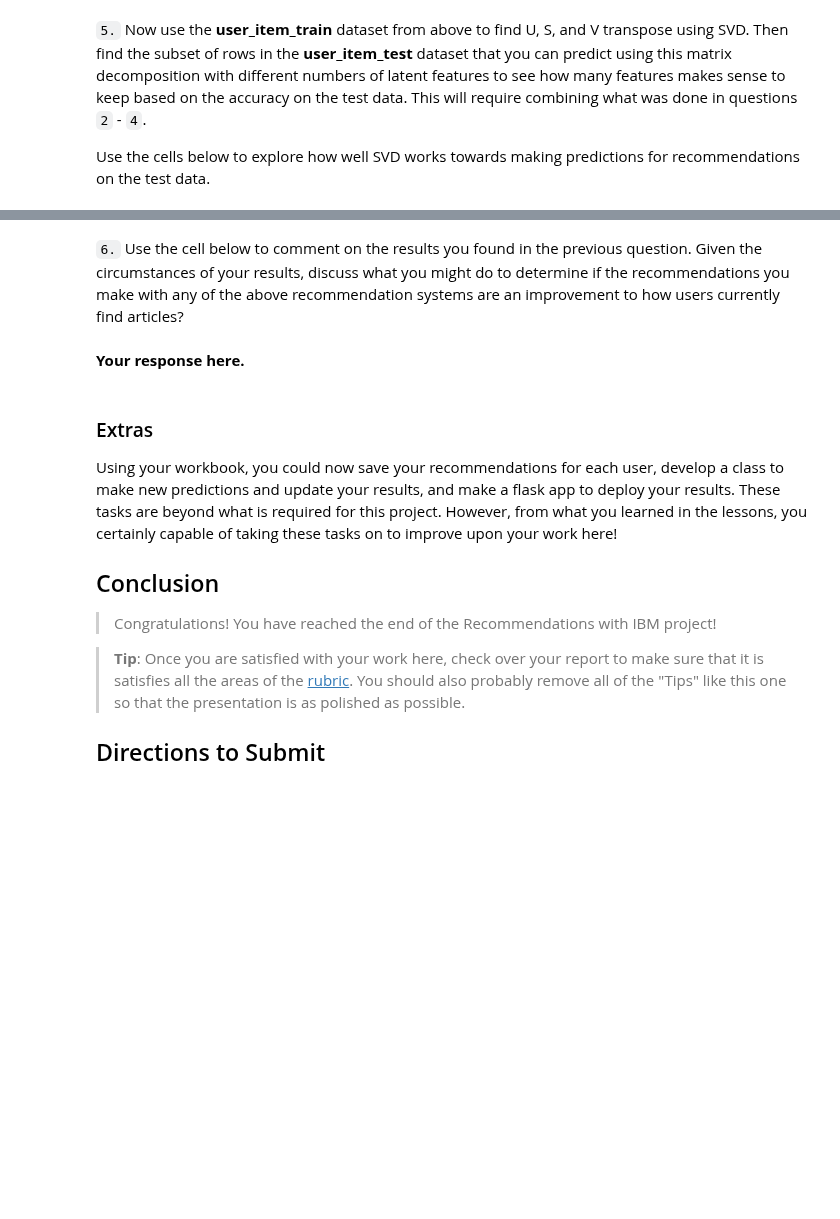
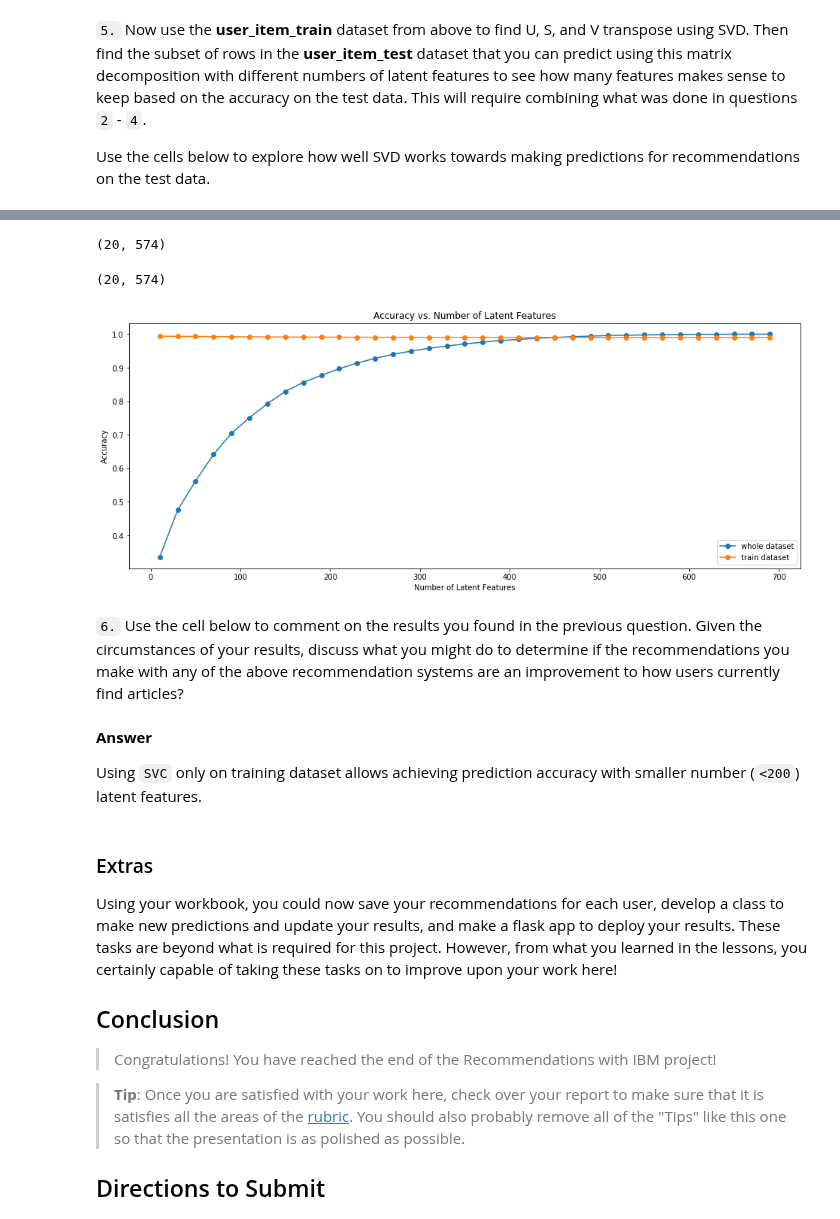
Before and after one commit to TK-Problem/nano_degree_DS, a Jupyter notebook: Experimental_Design/Project/Recommendations_with_IBM.ipynb, the cells around one changed output, grey strips where cells are left out. Saved outputs shown, nothing was run; the diff lists cells and outputs as text; code cells hidden in the pictures; blank space fills up the shorter version.

```diff
--- a/Experimental_Design/Project/Recommendations_with_IBM.ipynb
+++ b/Experimental_Design/Project/Recommendations_with_IBM.ipynb
@@ -779,4 +857,6 @@ t.sol_4_test(sol_4_dict)
 Use the cells below to explore how well SVD works towards making predictions for recommendations on the test data.
 # %%
 # fit SVD on the user_item_train matrix
-u_train, s_train, vt_train = # fit svd similar to above then use the cells below
+u_train, s_train, vt_train = np.linalg.svd(user_item_train)
+# fit svd similar to above then use the cells below
+s_train.shape, u_train.shape, vt_train.shape
@@ -785,0 +886,6 @@ u_train, s_train, vt_train = # fit svd similar to above then use the cells below
+# %%
+# get users which are in user_item_trains and can are found in test_idx
+# common_users = set(set(user_item_train.index)).union(test_idx)
+common_users = set(user_item_train.index).intersection(set(test_idx))
+# substract one because Python enumerates positions from 0 not 1
+common_users = list(np.array(list(common_users))-1)
@@ -785,0 +925,4 @@ u_train, s_train, vt_train = # fit svd similar to above then use the cells below
+# %%
+# Get the column_ids of the user_item_train which are found in test_arts
+common_articles = user_item_train['title'].columns
+common_articles
@@ -786,7 +955,65 @@ u_train, s_train, vt_train = # fit svd similar to above then use the cells below
+# %%
+user_item_est = np.around(np.dot(np.dot(u_train_n[common_users, :], s_train_n), vt_train_n[:,common_articles]))
+user_item_est.shape
+# %% [output]
+(20, 574)
+# %%
+# user_item_test.shape
+# user_item_test.iloc[common_users]
+# common_users
+common_idx = list(np.array(list(common_users))+1)
+user_item_test.loc[user_item_test.index.isin(common_idx)]
+
+# user_item_test.shape
+# %% [output]
+(20, 574)
+# %%
+# get users which are in user_item_trains and can are found in test_idx
+common_users = set(user_item_train.index).intersection(set(test_idx))
+# substract one because Python enumerates positions from 0 not 1
+common_users = list(np.array(list(common_users))-1)
+# common indeces for extracting rows from user_item_test DataFrame
+common_idx = list(np.array(list(common_users))+1)
+
+# Get the column_ids of the user_item_train which are found in test_arts
+common_articles = np.isin(user_item_train['title'].columns, test_arts)
+
+
+
+# Use these cells to see how well you can use the training
+# decomposition to predict on test data
+sum_errs_2 = []
+
+for k in num_latent_feats:
+    # restructure with k latent features
+    s_train_n, u_train_n, vt_train_n = np.diag(s_train[:k]), u_train[:, :k], vt_train[:k, :]
+
+    # take dot product
+    user_item_est = np.around(np.dot(np.dot(u_train_n[common_users, :], s_train_n), vt_train_n[:,common_articles]))
+
+    # compute error for each prediction to actual value
+    diffs = np.subtract(user_item_test.loc[user_item_test.index.isin(common_idx)], user_item_est)
+
+    # total errors and keep track of them
+    err = np.sum(np.sum(np.abs(diffs)))
+    sum_errs_2.append(err)
+
+
+plt.figure(figsize=(16, 6))
+plt.plot(num_latent_feats, 1 - np.array(sum_errs)/df.shape[0], 'o-', label='whole dataset');
+plt.plot(num_latent_feats, 1 - np.array(sum_errs_2)/df.shape[0], 'o-', label='train dataset');
+plt.xlabel('Number of Latent Features');
+plt.ylabel('Accuracy');
+plt.title('Accuracy vs. Number of Latent Features');
+plt.legend();
+# %% [output]
+[figure, added]
 # %% [markdown]
 `6.` Use the cell below to comment on the results you found in the previous question. Given the circumstances of your results, discuss what you might do to determine if the recommendations you make with any of the above recommendation systems are an improvement to how users currently find articles?
-# %% [markdown]
-**Your response here.**
+# %% [markdown]
+**Answer**
+
+Using `SVC` only on training dataset allows achieving prediction accuracy with smaller number (`<200`) latent features.
 # %% [markdown]
 <a id='conclusions'></a>
 ### Extras
```
Also changed, not shown: parts of 33 cells of this notebook, 3 other files.
